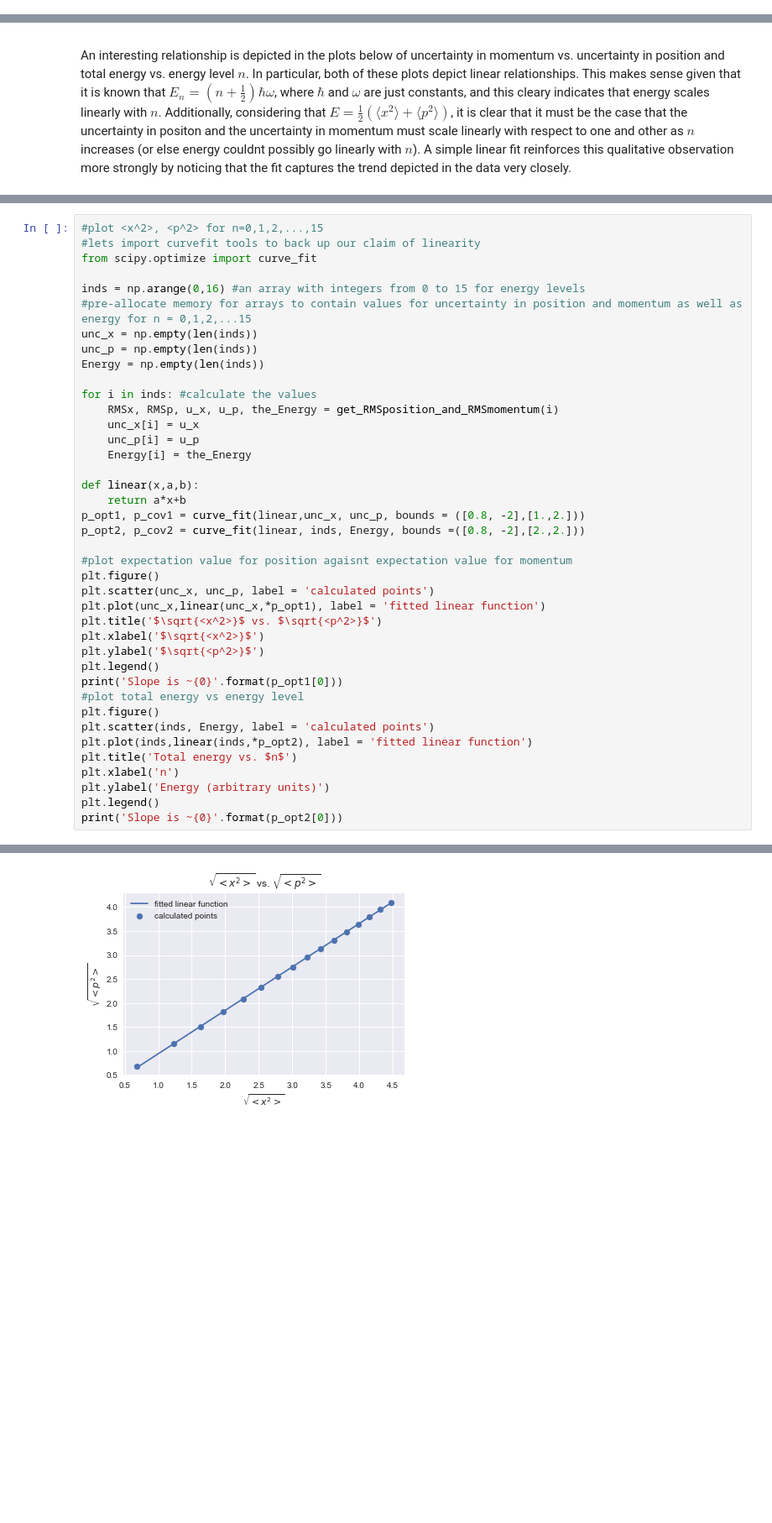
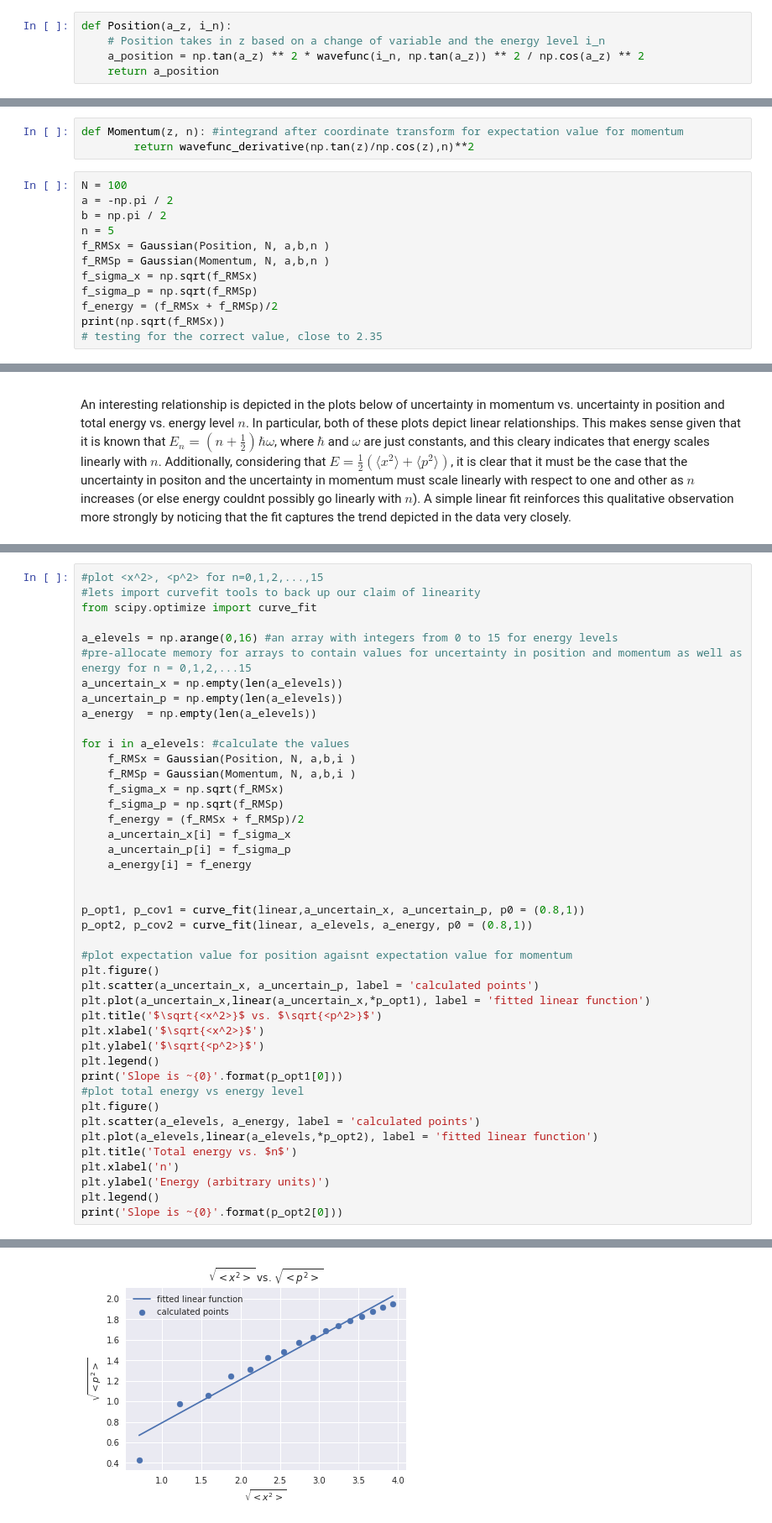
Before and after one commit to andrewkhardy/PHY-407, a Jupyter notebook: Lab03_Q2.ipynb, the cells around one changed output, grey strips where cells are left out. Shown at 84% size. Saved outputs shown, nothing was run; the diff lists cells and outputs as text; blank space fills up the shorter version.

```diff
--- a/Lab03_Q2.ipynb
+++ b/Lab03_Q2.ipynb
@@ -158,0 +121,5 @@ print(u_x)
+# %%
+def Position(a_z, i_n):
+    # Position takes in z based on a change of variable and the energy level i_n
+    a_position = np.tan(a_z) ** 2 * wavefunc(i_n, np.tan(a_z)) ** 2 / np.cos(a_z) ** 2
+    return a_position
@@ -158,0 +145,15 @@ print(u_x)
+# %%
+def Momentum(z, n): #integrand after coordinate transform for expectation value for momentum
+        return wavefunc_derivative(np.tan(z)/np.cos(z),n)**2
+# %%
+N = 100
+a = -np.pi / 2
+b = np.pi / 2
+n = 5
+f_RMSx = Gaussian(Position, N, a,b,n )
+f_RMSp = Gaussian(Momentum, N, a,b,n )
+f_sigma_x = np.sqrt(f_RMSx)
+f_sigma_p = np.sqrt(f_RMSp)
+f_energy = (f_RMSx + f_RMSp)/2
+print(np.sqrt(f_RMSx))
+# testing for the correct value, close to 2.35
@@ -164,27 +172,30 @@ An interesting relationship is depicted in the plots below of uncertainty in mom
 #lets import curvefit tools to back up our claim of linearity
 from scipy.optimize import curve_fit
 
-inds = np.arange(0,16) #an array with integers from 0 to 15 for energy levels
+a_elevels = np.arange(0,16) #an array with integers from 0 to 15 for energy levels
 #pre-allocate memory for arrays to contain values for uncertainty in position and momentum as well as energy for n = 0,1,2,...15
-unc_x = np.empty(len(inds))
-unc_p = np.empty(len(inds))
-Energy = np.empty(len(inds))
+a_uncertain_x = np.empty(len(a_elevels))
+a_uncertain_p = np.empty(len(a_elevels))
+a_energy  = np.empty(len(a_elevels))
 
-for i in inds: #calculate the values
-    RMSx, RMSp, u_x, u_p, the_Energy = get_RMSposition_and_RMSmomentum(i)
-    unc_x[i] = u_x
-    unc_p[i] = u_p
-    Energy[i] = the_Energy
+for i in a_elevels: #calculate the values
+    f_RMSx = Gaussian(Position, N, a,b,i )
+    f_RMSp = Gaussian(Momentum, N, a,b,i )
+    f_sigma_x = np.sqrt(f_RMSx)
+    f_sigma_p = np.sqrt(f_RMSp)
+    f_energy = (f_RMSx + f_RMSp)/2
+    a_uncertain_x[i] = f_sigma_x
+    a_uncertain_p[i] = f_sigma_p
+    a_energy[i] = f_energy
 
-def linear(x,a,b):
-    return a*x+b
-p_opt1, p_cov1 = curve_fit(linear,unc_x, unc_p, bounds = ([0.8, -2],[1.,2.]))
-p_opt2, p_cov2 = curve_fit(linear, inds, Energy, bounds =([0.8, -2],[2.,2.]))
+
+p_opt1, p_cov1 = curve_fit(linear,a_uncertain_x, a_uncertain_p, p0 = (0.8,1))
+p_opt2, p_cov2 = curve_fit(linear, a_elevels, a_energy, p0 = (0.8,1))
 
 #plot expectation value for position agaisnt expectation value for momentum
 plt.figure()
-plt.scatter(unc_x, unc_p, label = 'calculated points')
-plt.plot(unc_x,linear(unc_x,*p_opt1), label = 'fitted linear function')
+plt.scatter(a_uncertain_x, a_uncertain_p, label = 'calculated points')
+plt.plot(a_uncertain_x,linear(a_uncertain_x,*p_opt1), label = 'fitted linear function')
 plt.title('$\sqrt{<x^2>}$ vs. $\sqrt{<p^2>}$')
 plt.xlabel('$\sqrt{<x^2>}$')
 plt.ylabel('$\sqrt{<p^2>}$')
@@ -192,8 +203,8 @@ plt.legend()
 print('Slope is ~{0}'.format(p_opt1[0]))
 #plot total energy vs energy level
 plt.figure()
-plt.scatter(inds, Energy, label = 'calculated points')
-plt.plot(inds,linear(inds,*p_opt2), label = 'fitted linear function')
+plt.scatter(a_elevels, a_energy, label = 'calculated points')
+plt.plot(a_elevels,linear(a_elevels,*p_opt2), label = 'fitted linear function')
 plt.title('Total energy vs. $n$')
 plt.xlabel('n')
 plt.ylabel('Energy (arbitrary units)')
@@ -205 +216 @@ Slope is ~1.2088029879919524
-[figure, old version]
+[figure, new version]
```
Also changed, not shown: parts of 10 cells of this notebook, 2 other files.
